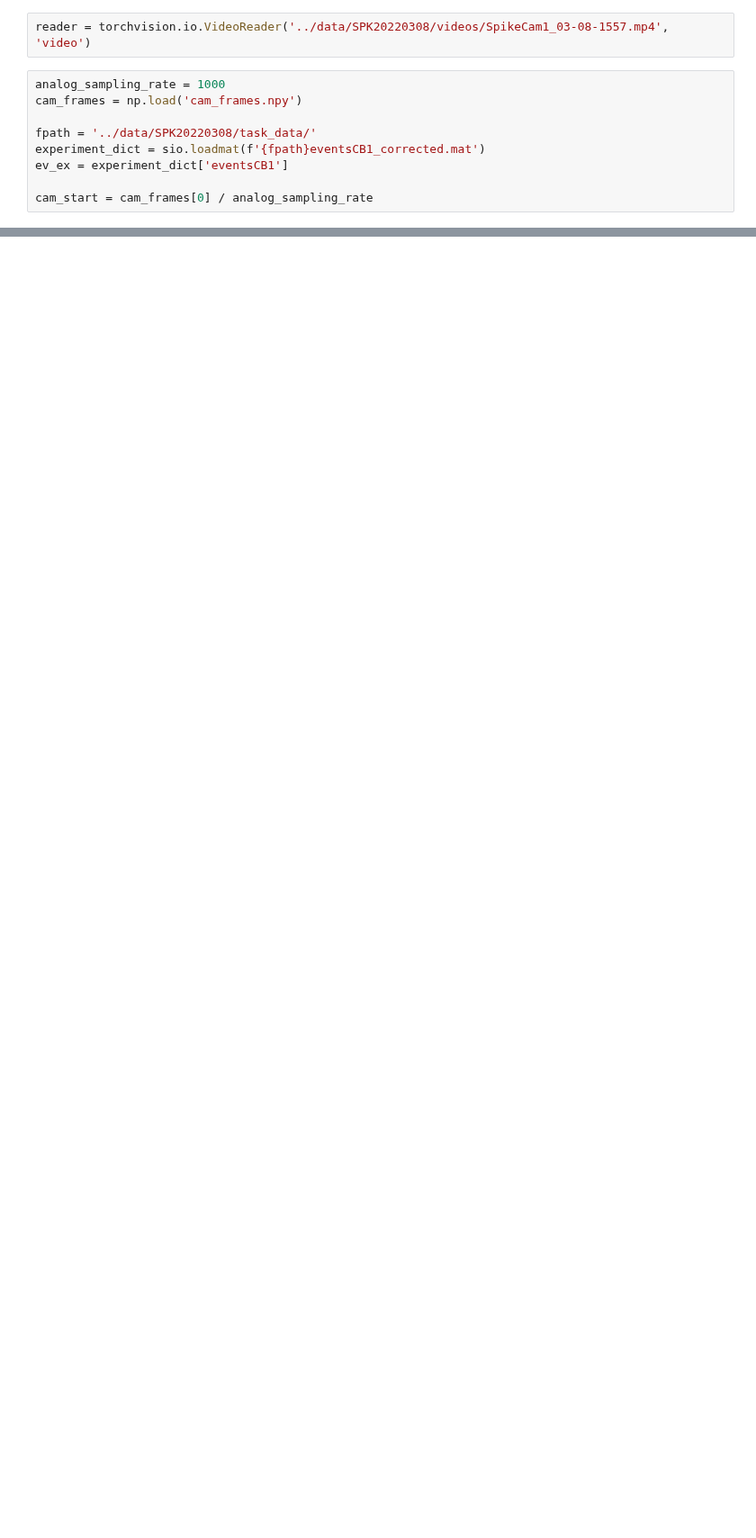
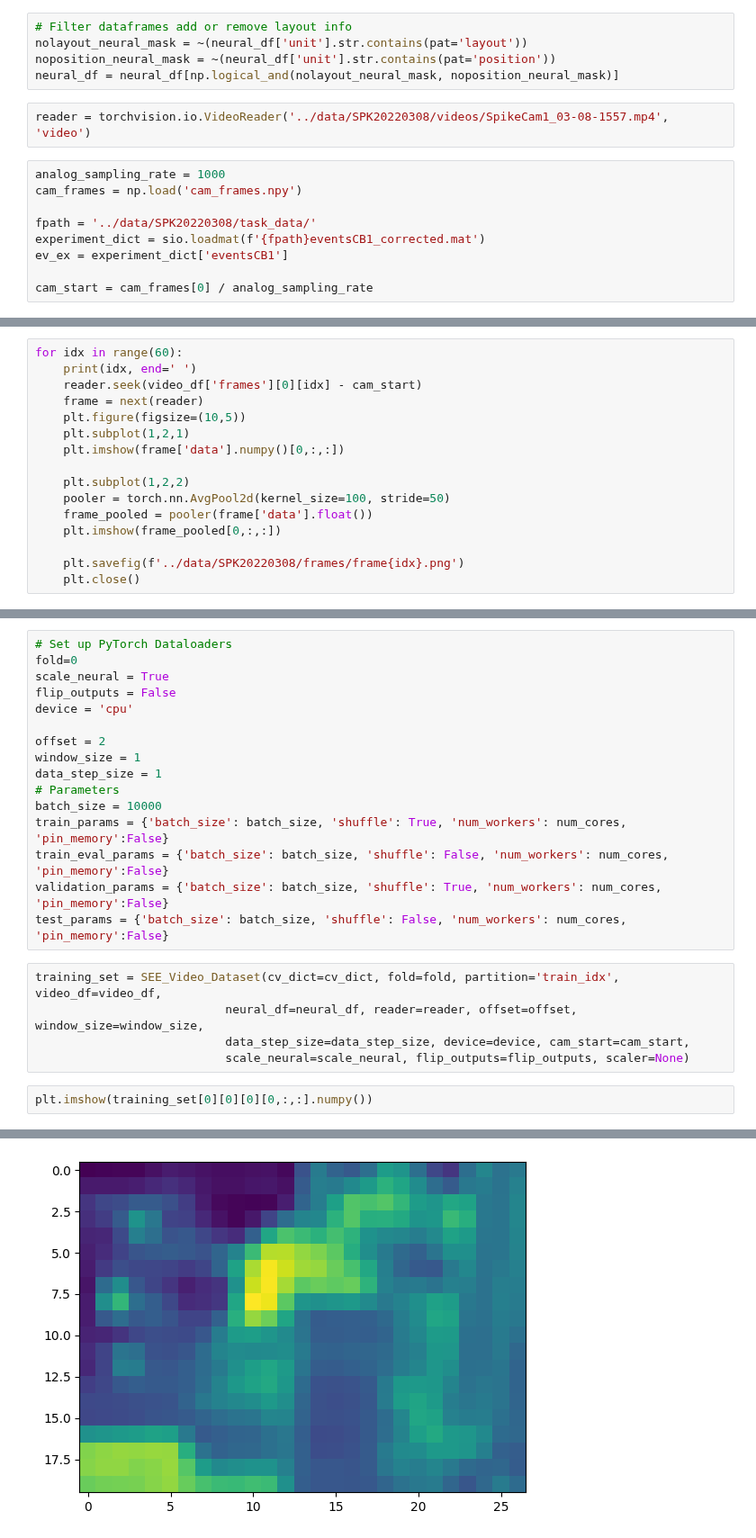
Before and after one commit to ntolley/SEE_decoding, a Jupyter notebook: notebooks/single_unit_decode_video.ipynb, the cells around one changed output, grey strips where cells are left out. Shown at 90% size. Saved outputs shown, nothing was run; the diff lists cells and outputs as text; blank space fills up the shorter version.

Commit message:
WIP: DataFrame that loads frames with torchvision

```diff
--- a/notebooks/single_unit_decode_video.ipynb
+++ b/notebooks/single_unit_decode_video.ipynb
@@ -26,6 +29,11 @@ for fold, (train_val_idx, test_idx) in enumerate(cv_split.split(np.arange(num_tr
         cv_dict[fold] = {'train_idx':train_val_idx[t_idx],
                          'test_idx':test_idx,
                          'validation_idx':train_val_idx[v_idx]}
+# %%
+# Filter dataframes add or remove layout info
+nolayout_neural_mask = ~(neural_df['unit'].str.contains(pat='layout'))
+noposition_neural_mask = ~(neural_df['unit'].str.contains(pat='position'))
+neural_df = neural_df[np.logical_and(nolayout_neural_mask, noposition_neural_mask)]
 # %%
 reader = torchvision.io.VideoReader('../data/SPK20220308/videos/SpikeCam1_03-08-1557.mp4', 'video')
 # %%
@@ -53,0 +48,16 @@ plt.imshow(frame_pooled[0,:,:])
+# %%
+for idx in range(60):
+    print(idx, end=' ')
+    reader.seek(video_df['frames'][0][idx] - cam_start)
+    frame = next(reader)
+    plt.figure(figsize=(10,5))
+    plt.subplot(1,2,1)
+    plt.imshow(frame['data'].numpy()[0,:,:])
+
+    plt.subplot(1,2,2)
+    pooler = torch.nn.AvgPool2d(kernel_size=100, stride=50)
+    frame_pooled = pooler(frame['data'].float())
+    plt.imshow(frame_pooled[0,:,:])
+
+    plt.savefig(f'../data/SPK20220308/frames/frame{idx}.png')
+    plt.close()
@@ -137,3 +166,27 @@ class SEE_Video_Dataset(torch.utils.data.Dataset):
             scaled_data_list.append(scaled_data_trial)
 
         return scaled_data_list
+# %%
+# Set up PyTorch Dataloaders
+fold=0
+scale_neural = True
+flip_outputs = False
+device = 'cpu'
+
+offset = 2
+window_size = 1
+data_step_size = 1
+# Parameters
+batch_size = 10000
+train_params = {'batch_size': batch_size, 'shuffle': True, 'num_workers': num_cores, 'pin_memory':False}
+train_eval_params = {'batch_size': batch_size, 'shuffle': False, 'num_workers': num_cores, 'pin_memory':False}
+validation_params = {'batch_size': batch_size, 'shuffle': True, 'num_workers': num_cores, 'pin_memory':False}
+test_params = {'batch_size': batch_size, 'shuffle': False, 'num_workers': num_cores, 'pin_memory':False}
+# %%
+training_set = SEE_Video_Dataset(cv_dict=cv_dict, fold=fold, partition='train_idx', video_df=video_df,
+                           neural_df=neural_df, reader=reader, offset=offset, window_size=window_size,
+                           data_step_size=data_step_size, device=device, cam_start=cam_start,
+                           scale_neural=scale_neural, flip_outputs=flip_outputs, scaler=None)
+# %%
+plt.imshow(training_set[0][0][0][0,:,:].numpy())
+# %% [output]
@@ -139,0 +194 @@ class SEE_Video_Dataset(torch.utils.data.Dataset):
+[figure, added]
```
Also changed, not shown: parts of 8 cells of this notebook, 4 other files.
